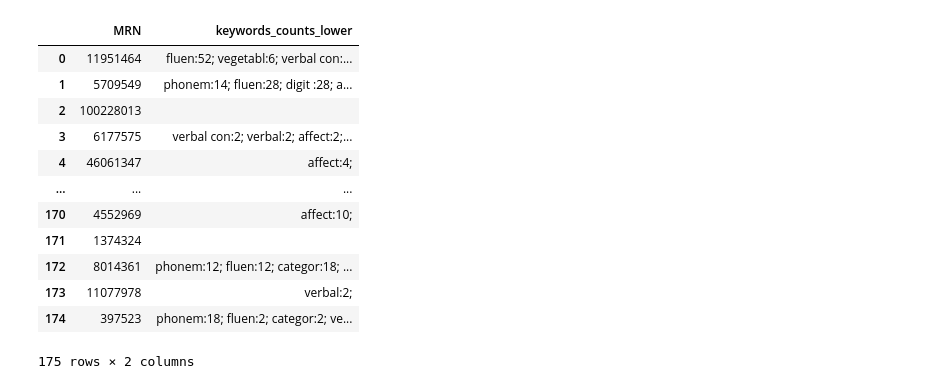
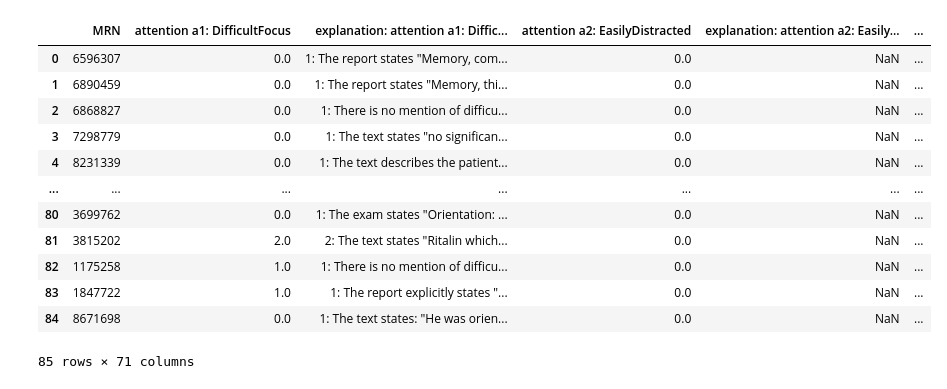
Before and after one commit to Calvinwhow/ReviewPyper, a Jupyter notebook: dev_tools/keyword_finder.ipynb, the cells around one changed output. Drawn from its saved outputs; the diff is of its cells as text; code cells hidden in the pictures.

```diff
--- a/dev_tools/keyword_finder.ipynb
+++ b/dev_tools/keyword_finder.ipynb
@@ -1,36 +1,29 @@
 # %%
 import pandas as pd
 import os
+# %%
+scores=pd.read_csv("/Users/rm026/Partners HealthCare Dropbox/Ross Macfadyen/Schmahmann_SCA_Atrophy/schmahmann_connectivity_filelist.csv")
+scores=scores[['mrn']+[col for col in scores.columns if col.startswith('Sec')]]
+
+df=pd.read_csv("/Users/rm026/Documents/schmahmann/ground_truth_cnrs_schmahmann_wip.csv")
+new_names={df.columns[2*i+1]:df.columns[2*i+1]+': '+colname[5:] for i, colname in enumerate(scores.columns[1:])}
+scores.columns=['MRN'] + list(new_names.values())
+new_names.update({f'explanation: {old}':f'explanation: {new}' for old, new in new_names.items()})
+df.rename(columns=new_names, inplace=True)
+df
+# %% [output]
+|  | MRN | attention a1: DifficultFocus | explanation: attention a1: Diffic... | attention a2: EasilyDistracted | explanation: attention a2: Easily... | ... |
+| 0 | 6596307 | 0.0 | 1: The report states "Memory, com... | 0.0 | NaN | ... |
+| 1 | 6890459 | 0.0 | 1: The report states "Memory, thi... | 0.0 | NaN | ... |
+| 2 | 6868827 | 0.0 | 1: There is no mention of difficu... | 0.0 | NaN | ... |
+| 3 | 7298779 | 0.0 | 1: The text states "no significan... | 0.0 | NaN | ... |
+| 4 | 8231339 | 0.0 | 1: The text describes the patient... | 0.0 | NaN | ... |
+| ... | ... | ... | ... | ... | ... | ... |
+| 80 | 3699762 | 0.0 | 1: The exam states "Orientation: ... | 0.0 | NaN | ... |
+| 81 | 3815202 | 2.0 | 2: The text states "Ritalin which... | 0.0 | NaN | ... |
+| 82 | 1175258 | 1.0 | 1: There is no mention of difficu... | 0.0 | NaN | ... |
+| 83 | 1847722 | 1.0 | 1: The report explicitly states "... | 0.0 | NaN | ... |
+| 84 | 8671698 | 0.0 | 1: The text states: "He was orien... | 0.0 | NaN | ... |
+85 rows × 71 columns
 # %%
-df=pd.read_csv("/Users/rm026/Documents/schmahmann/ground_truth_master_list_ccas_partial.csv")
-root_folder="/Users/rm026/Documents/schmahmann/schmahmann_output_w_unknown/_separated/"
-keywords=['phonem','fluen','categor','vegetabl','verbal con','verbal','registr','digit ','digits','digit,','digit.','drawn','draw','cube','similarit','go-no','no-go','affect','labile','apath','irritab']
-finds=[]
-for file in os.listdir(root_folder):
-    if not file.endswith('.txt'):
-        continue
-    with open(os.path.join(root_folder,file),'r') as f:
-        text=f.read().lower()
-        mrn=int(file.split('.')[0])
-        in_file=''
-        for kw in keywords:
-            kw_count=text.lower().count(kw)
-            if kw_count!=0:
-                in_file+=f"{kw}:{kw_count}; "
-        finds.append([mrn,in_file])
-finds_df=pd.DataFrame(finds, columns=['MRN','keywords_counts_lower'])
-finds_df
+merge=pd.merge(df, scores, on='MRN',suffixes=['_me','_sch'], how='left')
-# %% [output]
-|  | MRN | keywords_counts_lower |
-| 0 | 11951464 | fluen:52; vegetabl:6; verbal con:... |
-| 1 | 5709549 | phonem:14; fluen:28; digit :28; a... |
-| 2 | 100228013 |  |
-| 3 | 6177575 | verbal con:2; verbal:2; affect:2;... |
-| 4 | 46061347 | affect:4; |
-| ... | ... | ... |
-| 170 | 4552969 | affect:10; |
-| 171 | 1374324 |  |
-| 172 | 8014361 | phonem:12; fluen:12; categor:18; ... |
-| 173 | 11077978 | verbal:2; |
-| 174 | 397523 | phonem:18; fluen:2; categor:2; ve... |
-175 rows × 2 columns
```
Also changed, not shown: parts of 6 cells of this notebook, 7 other files.
